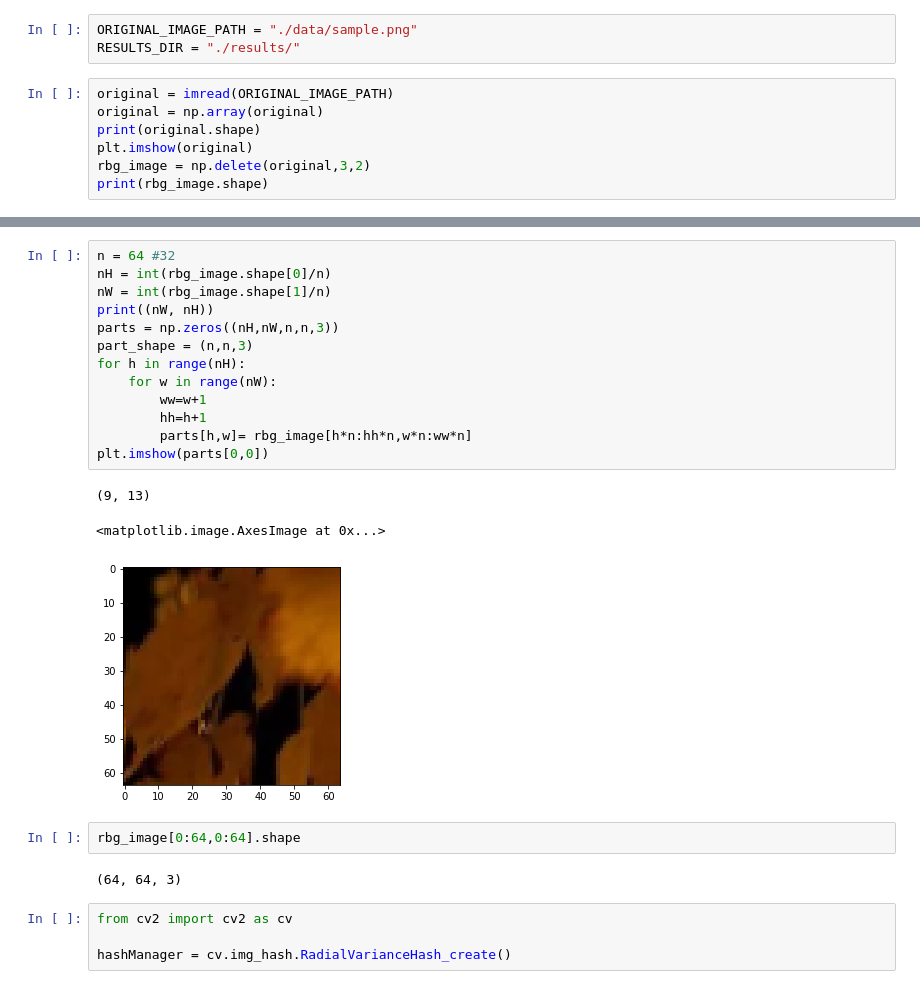
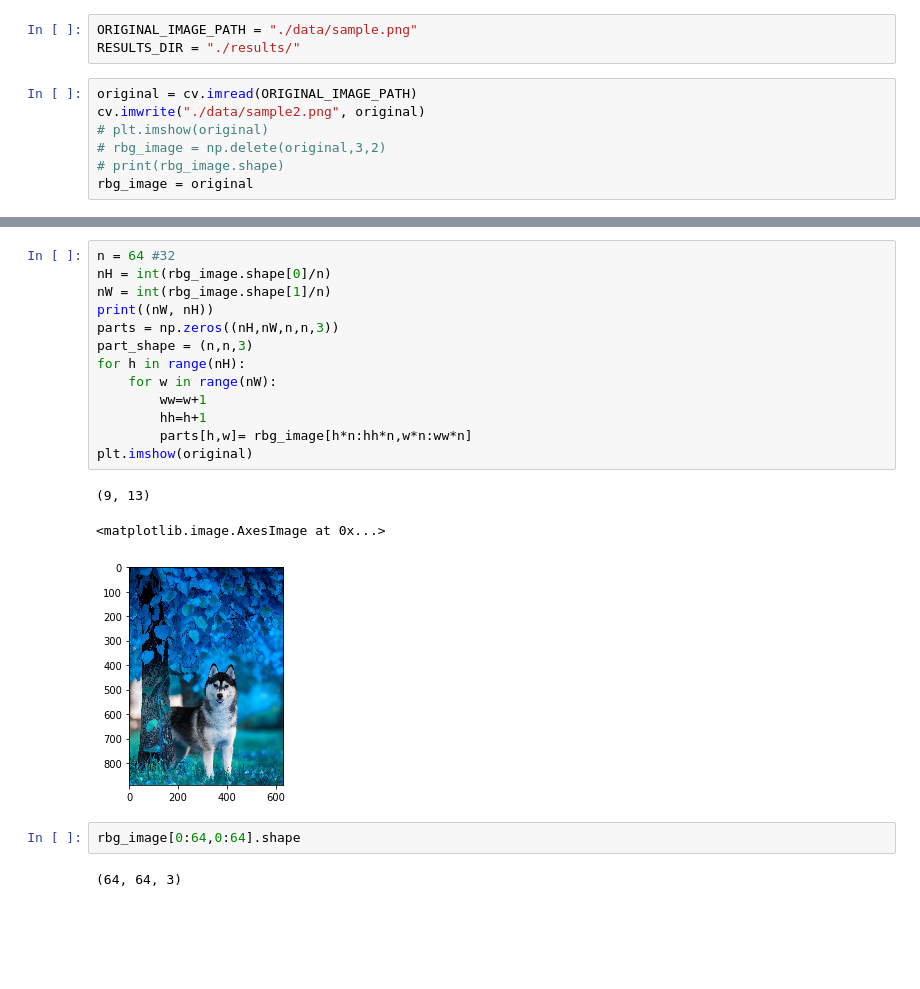
Before and after one commit to qeqs/infosec_mag, a Jupyter notebook: first.ipynb, the cells around one changed output, grey strips where cells are left out. Drawn from its saved outputs; the diff is of its cells as text; blank space fills up the shorter version.

```diff
--- a/first.ipynb
+++ b/first.ipynb
@@ -6,9 +7,9 @@ import matplotlib.pyplot as plt
 ORIGINAL_IMAGE_PATH = "./data/sample.png"
 RESULTS_DIR = "./results/"
 # %%
-original = imread(ORIGINAL_IMAGE_PATH)
-original = np.array(original)
-print(original.shape)
-plt.imshow(original)
-rbg_image = np.delete(original,3,2)
-print(rbg_image.shape)
+original = cv.imread(ORIGINAL_IMAGE_PATH)
+cv.imwrite("./data/sample2.png", original)
+# plt.imshow(original)
+# rbg_image = np.delete(original,3,2)
+# print(rbg_image.shape)
+rbg_image = original
@@ -19,25 +16,21 @@ print(rbg_image.shape)
 # %%
 n = 64 #32
 nH = int(rbg_image.shape[0]/n)
 nW = int(rbg_image.shape[1]/n)
 print((nW, nH))
 parts = np.zeros((nH,nW,n,n,3))
 part_shape = (n,n,3)
 for h in range(nH):
     for w in range(nW):
         ww=w+1
         hh=h+1
         parts[h,w]= rbg_image[h*n:hh*n,w*n:ww*n]
-plt.imshow(parts[0,0])
+plt.imshow(original)
 # %% [output]
 (9, 13)
 <matplotlib.image.AxesImage at 0x...>
-[figure, old version]
+[figure, new version]
 # %%
 rbg_image[0:64,0:64].shape
 # %% [output]
 (64, 64, 3)
-# %%
-from cv2 import cv2 as cv
-
-hashManager = cv.img_hash.RadialVarianceHash_create()
```
Also changed, not shown: parts of 8 cells of this notebook, 1 other file.
